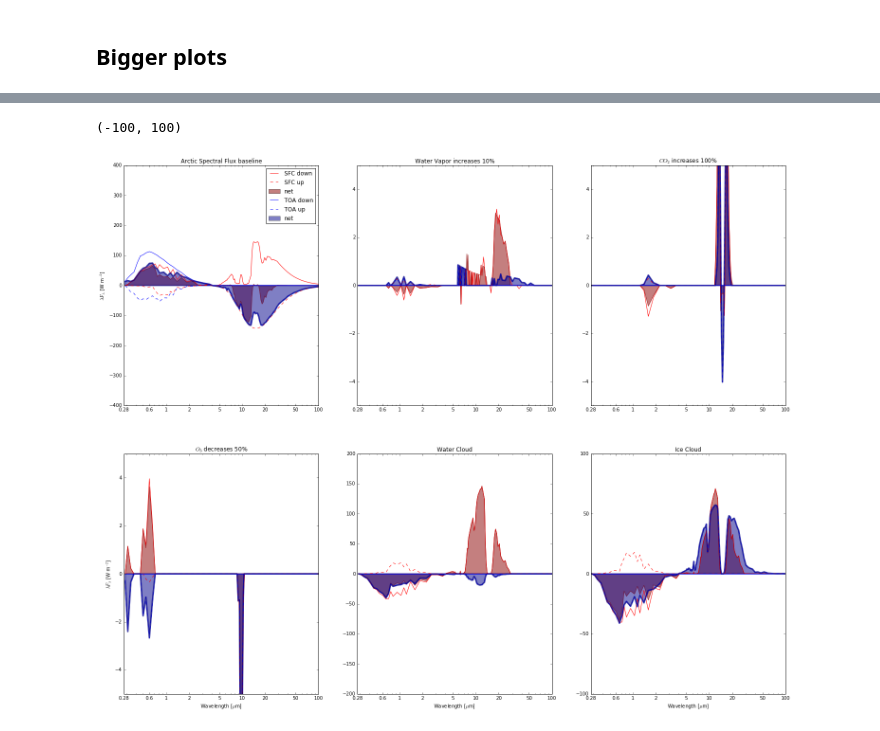
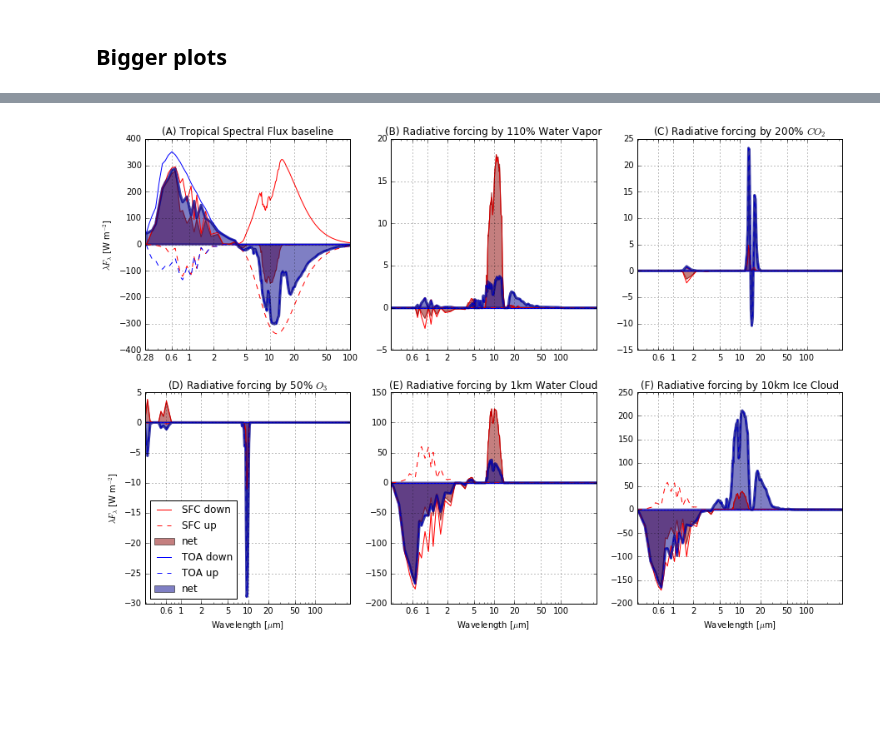
Before and after one commit to CodaP/streamer, a Jupyter notebook: Experiments.ipynb, the cells around one changed output, grey strips where cells are left out. Drawn from its saved outputs; the diff is of its cells as text; code cells hidden in the pictures; blank space fills up the shorter version.

```diff
--- a/Experiments.ipynb
+++ b/Experiments.ipynb
@@ -1052,5 +1052,5 @@ Here you can see the cloud heating by contributions in the NIR and Thermal IR ba
 # %% [markdown]
 ## Bigger plots
 # %%
-rcParams['figure.figsize'] = (25,20)
+rcParams['figure.figsize'] = (15,10)
 # %%
@@ -1090,50 +1108,51 @@ ylabel('')
 # %%
-baseline_arctic = (get_spectral_flux('Arctic',0), get_spectral_flux('Arctic',100))
+baseline_tropical = (get_spectral_flux('Tropical',0), get_spectral_flux('Tropical',100))
+
 subplot(231)
-plot_flux(*baseline_arctic)
-title('Arctic Spectral Flux baseline')
+plot_flux(*baseline_tropical)
+title('(A) Tropical Spectral Flux baseline')
 xlabel('')
+gca().get_legend().remove()
 
 subplot(232)
-plot_flux(get_spectral_flux('Arctic',0, frwv=1.1, frwv2=1.1)-baseline_arctic[0],
-          get_spectral_flux('Arctic',100,frwv=1.1, frwv2=1.1)-baseline_arctic[1])
+plot_flux(get_spectral_flux('Tropical',0, frwv=1.1, frwv2=1.1)-baseline_tropical[0],
+          get_spectral_flux('Tropical',100,frwv=1.1, frwv2=1.1)-baseline_tropical[1])
 gca().get_legend().remove()
-title('Water Vapor increases 10%')
+title('(B) Radiative forcing by 110% Water Vapor')
 ylabel('')
 xlabel('')
-ylim([-5,5])
+autoscale('y')
 
 subplot(233)
-plot_flux(get_spectral_flux('Arctic',0, frco2=2.0)-baseline_arctic[0],
-          get_spectral_flux('Arctic',100,frco2=2.0)-baseline_arctic[1])
+plot_flux(get_spectral_flux('Tropical',0, frco2=2.0)-baseline_tropical[0],
+          get_spectral_flux('Tropical',100,frco2=2.0)-baseline_tropical[1])
 gca().get_legend().remove()
-title('$CO_2$ increases 100%')
+title('(C) Radiative forcing by 200% $CO_2$')
 ylabel('')
 xlabel('')
-ylim([-5,5])
+autoscale('y')
 
 subplot(234)
-plot_flux(get_spectral_flux('Arctic',0, fro3=0.5)-baseline_arctic[0],
-          get_spectral_flux('Arctic',100,fro3=0.5)-baseline_arctic[1])
-gca().get_legend().remove()
-title('$O_3$ decreases 50%')
-ylim([-5,5])
+plot_flux(get_spectral_flux('Tropical',0, fro3=0.5)-baseline_tropical[0],
+          get_spectral_flux('Tropical',100,fro3=0.5)-baseline_tropical[1])
+title('(D) Radiative forcing by 50% $O_3$')
+autoscale('y')
 
 subplot(235)
-plot_flux(get_spectral_flux('Arctic',0, **cloud_settings)-baseline_arctic[0],
-          get_spectral_flux('Arctic',100,**cloud_settings)-baseline_arctic[1])
+plot_flux(get_spectral_flux('Tropical',0, **cloud_settings)-baseline_tropical[0],
+          get_spectral_flux('Tropical',100,**cloud_settings)-baseline_tropical[1])
 gca().get_legend().remove()
-title('Water Cloud')
+title('(E) Radiative forcing by 1km Water Cloud')
 ylabel('')
-ylim([-200,200])
+autoscale('y')
 
 subplot(236)
-plot_flux(get_spectral_flux('Arctic',0, **cloud_settings2)-baseline_arctic[0],
-          get_spectral_flux('Arctic',100,**cloud_settings2)-baseline_arctic[1])
+plot_flux(get_spectral_flux('Tropical',0, **cloud_settings2)-baseline_tropical[0],
+          get_spectral_flux('Tropical',100,**cloud_settings2)-baseline_tropical[1])
 gca().get_legend().remove()
-title('Ice Cloud')
+title('(F) Radiative forcing by 10km Ice Cloud')
 ylabel('')
-ylim([-100,100])
+autoscale('y')
+savefig('./figures/tropical_flux.pdf', dpi=72*4)
 # %% [output]
-(-100, 100)
-[figure, old version]
+[figure, new version]
```
Also changed, not shown: parts of 7 cells of this notebook, 4 other files.
